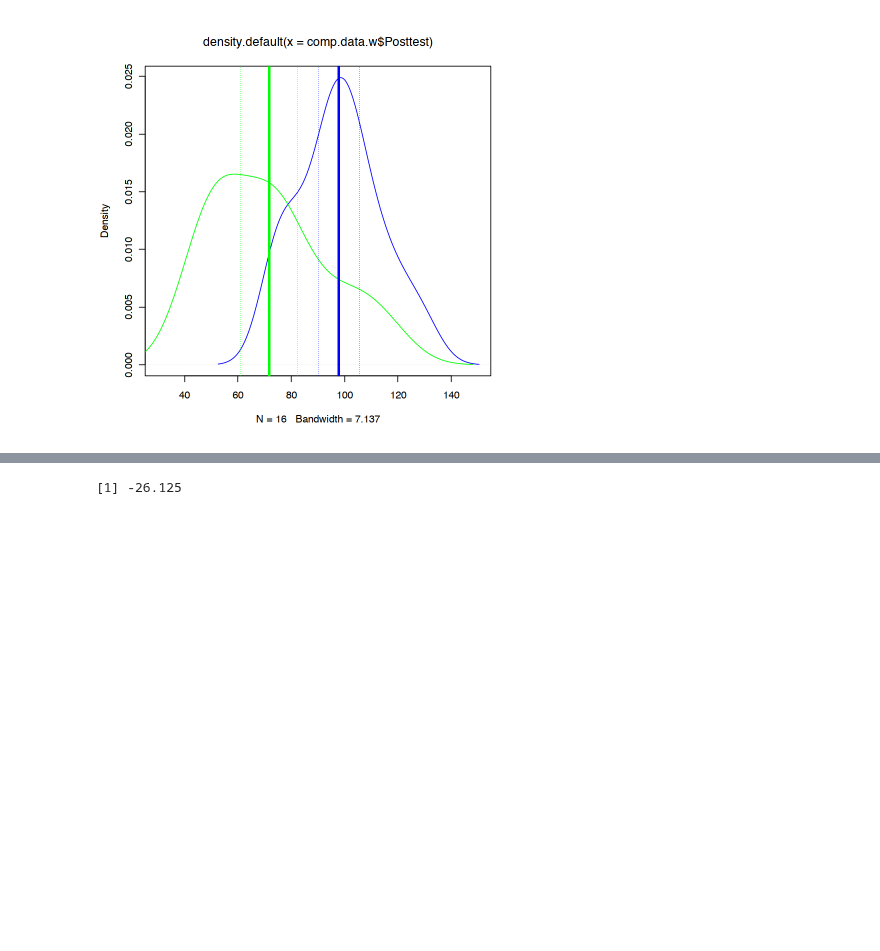
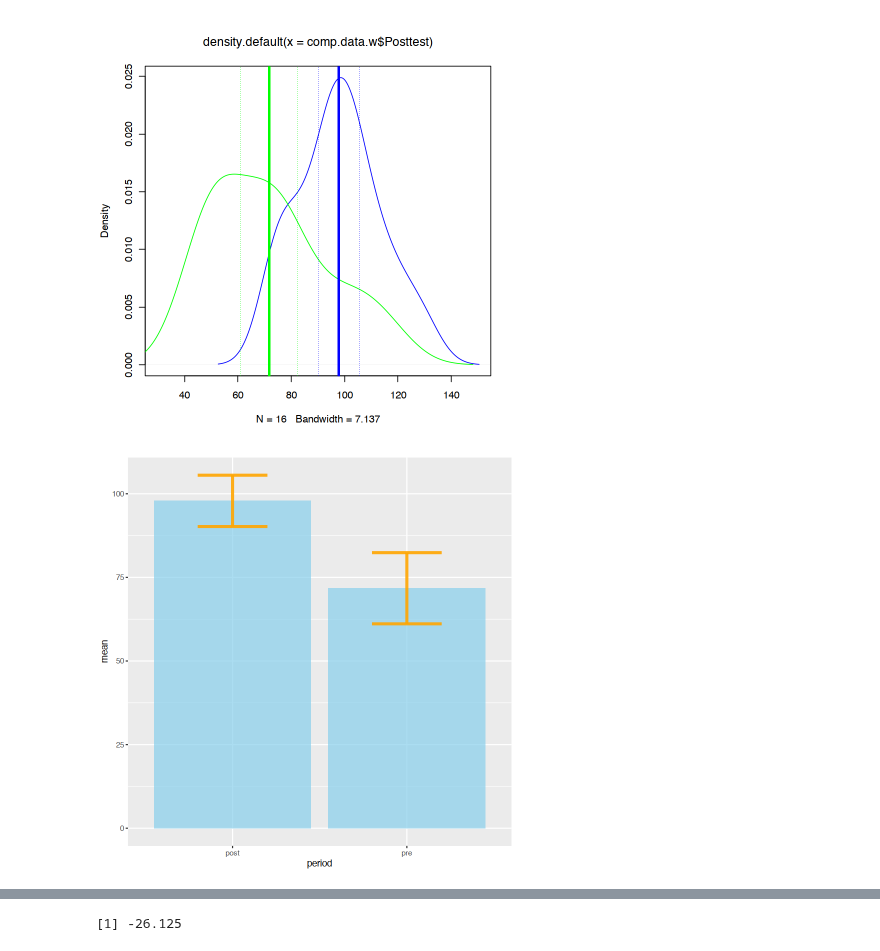
Before and after one commit to norberello/selected-datasets, a Jupyter notebook: uses/selfcompasion.ipynb, the cells around one changed output, grey strips where cells are left out. Saved outputs shown, nothing was run; the diff lists cells and outputs as text; code cells hidden in the pictures; blank space fills up the shorter version.

```diff
--- a/uses/selfcompasion.ipynb
+++ b/uses/selfcompasion.ipynb
@@ -119,3 +121,25 @@ abline(v=c(pre.downCI,pre.upCI),col="green",lwd=0.5,lty=3)
 abline(v=c(post.downCI,post.upCI),col="blue",lwd=0.5,lty=3)
 # %% [output]
 [figure]
+# %%
+data.plot<-data.frame(
+    period=c("pre","post"),
+    mean=c(mean(comp.data.w$Pretest),mean(comp.data.w$Posttest)),
+                   down=c(pre.downCI,pre.upCI),up=c(post.downCI,post.upCI))
+data.plot$period<-as.factor(data.plot$period)
+#instead of the exact CI intervals better use how much up and how much down!!!
+# %%
+#again!!!
+data.plot<-data.frame(
+    period=c("pre","post"),
+    mean=c(mean(comp.data.w$Pretest),mean(comp.data.w$Posttest)),
+                   down=c(pre.downCI,pre.upCI),up=c(post.downCI,post.upCI),
+                   CI=c(1.96*pre.se,1.96*post.se),SD=c(pre.sd,post.sd))
+data.plot$period<-as.factor(data.plot$period)
+# %%
+# Most basic error bar
+ggplot(data.plot) +
+    geom_bar( aes(x=period, y=mean), stat="identity", fill="skyblue", alpha=0.7) +
+    geom_errorbar( aes(x=period, ymin=mean-CI, ymax=mean+CI), width=0.4, colour="orange", alpha=0.9, size=1.3)
+# %% [output]
+[figure, added]
```
Also changed, not shown: parts of 11 cells of this notebook.
